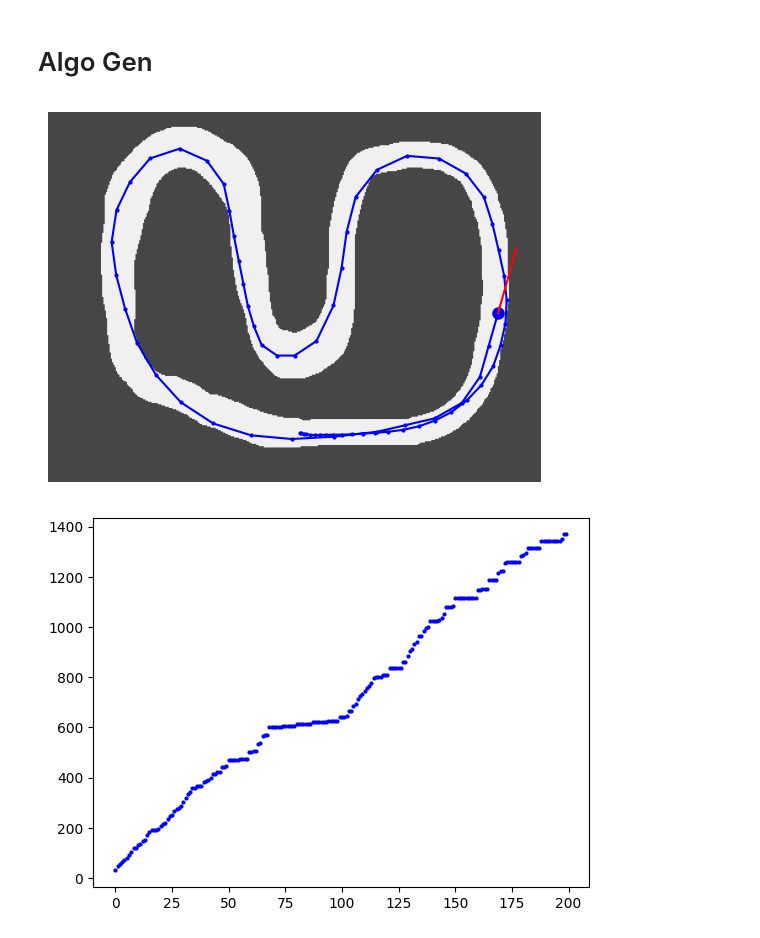
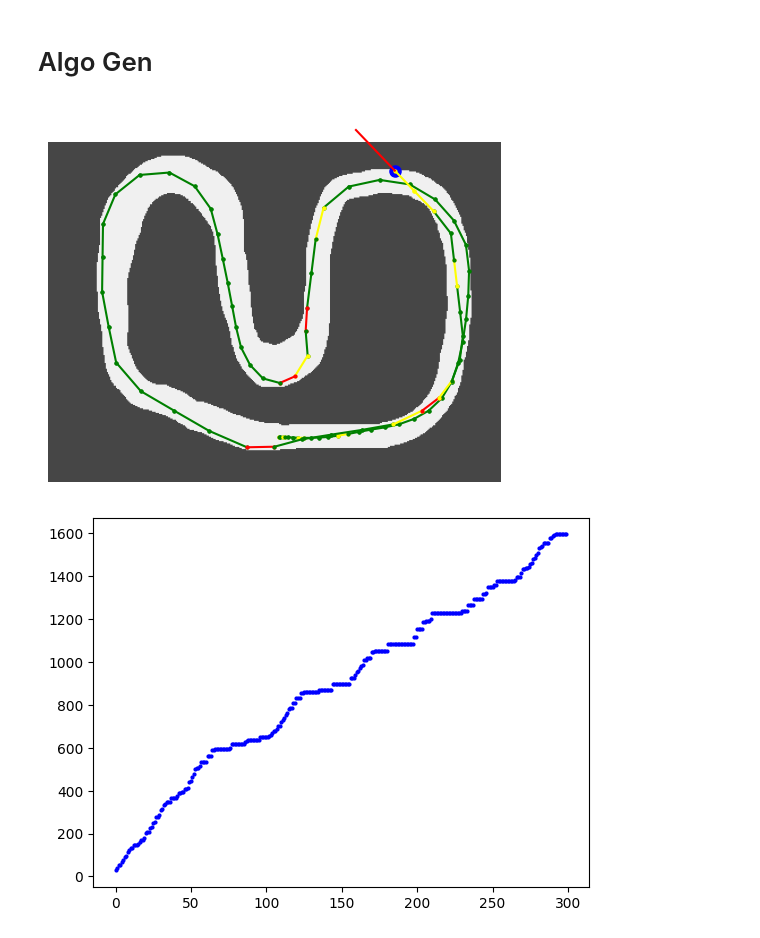
Before and after one commit to GeckSpy/EP-trajectory-optimisation, a Jupyter notebook: algo_gen/env_03_v1.ipynb, the cells around one changed output. Drawn from its saved outputs; the diff is of its cells as text; code cells hidden in the pictures.

Commit message:
addind color to trajectory

```diff
--- a/algo_gen/env_03_v1.ipynb
+++ b/algo_gen/env_03_v1.ipynb
@@ -202,7 +202,8 @@ class Car():
         self.coor: Coor = Coor((coor.x, coor.y))
         self.speed: float = 0
         self.alpha: float = 0 # The angle of the car according to unitary cicrle
-        self.trajectory = [Coor((coor.x, coor.y))]
+        self.trajectory = [[Coor((coor.x, coor.y)),0]]
+        self.previous_speed: float = 0
 
     def __str__(self):
         return "C[" + str(self.coor) + " " + str(self.speed) + " " + str(self.alpha) + "]"
@@ -233,10 +234,17 @@ class Car():
 
     def move(self):
         """Change the coordinate of the care according to its speed and alpha"""
+        speed_increase = 0
+        if self.previous_speed < self.speed:
+            speed_increase = 1
+        elif self.previous_speed > self.speed:
+            speed_increase = -1
+        self.previous_speed = self.speed
+
         dx,dy = self.get_speed_coor().get()
         self.coor.x += dx
         self.coor.y += dy
-        self.trajectory.append(Coor((self.coor.x, self.coor.y)))
+        self.trajectory.append([Coor((self.coor.x, self.coor.y)), speed_increase])
 
     def dic(self):
         return {"coor":self.coor, "speed":self.speed, "alpha":self.alpha, "trajectory":self.trajectory}
@@ -250,9 +258,17 @@ class Car():
 
         # Plot
         if show_trajectory:
-            liste_x = [coor.x for coor in self.trajectory]
-            liste_y = [coor.y for coor in self.trajectory]
-            plt.plot(liste_x, liste_y, "-o", color="blue", markersize=2)
+            liste_x = [i[0].x for i in self.trajectory]
+            liste_y = [i[0].y for i in self.trajectory]
+
+            for i in range(1, len(self.trajectory)):
+                color = "yellow"
+                if self.trajectory[i][1] == 1:
+                    color = "green"
+                elif self.trajectory[i][1] == -1:
+                    color = "red"
+
+                plt.plot([liste_x[i-1], liste_x[i]], [liste_y[i-1], liste_y[i]], "-o", color=color, markersize=2)
 
 
         # Plot car's directoin
@@ -269,8 +285,6 @@ class MyEnv(Env):
         super(MyEnv, self).__init__()
         self.max_turn = 50
         # Define an action space ranging from 0 to 3
-        self.action_space = [i for i in range(4)]
-
         self.track: Track = track
         self.car: Car = Car(track.start)
 
@@ -343,12 +357,14 @@ class Indiv():
         self.score = sc
 
 def score(actions, show=False, wt=0.01):
+    max_step = 300
+    if len(actions) >= max_step:
+        actions = actions[:max_step]
     env.reset()
 
     running = True
     sum_reward = 0
     step = 0
-    max_step = 100
     while running:
         # Simulation
         action = [0, 0]
@@ -450,37 +466,37 @@ def select_pop(pop):
                 new_pop.append(id)
 
     while (len(new_pop) < LEN_POP):
         new_pop.append(gen_indiv())
 
     return new_pop
 
 
 LEN_POP = 600
 def algo_gen():
-    NB_GEN = 200
+    NB_GEN = 300
     pop = gen_pop()
     score_liste = []
     for gen in range(NB_GEN):
         sort_pop(pop)
         pop = select_pop(pop)
 
         if gen % 1 == 0:
             print(gen, end=" ")
-        if (gen+1) % 50 == 0:
+        if (gen+1) % 100 == 0:
             print(pop[0].actions)
             score(pop[0].actions, show=True)
         score_liste.append(pop[0].score)
 
     for gen,sc in enumerate(score_liste):
         plt.plot(gen, sc, '-o', color='blue', markersize=2)
     plt.show()
     return pop[0]
 
 
 best = algo_gen()
 # %% [output]
-[figure, old version]
+[figure, new version]
-[figure, old version]
+[figure, new version]
 # %%
 score(best.actions, show=True, wt=0.001)
 env.close()
```
Also changed, not shown: parts of 1 cell of this notebook, 1 other file.
